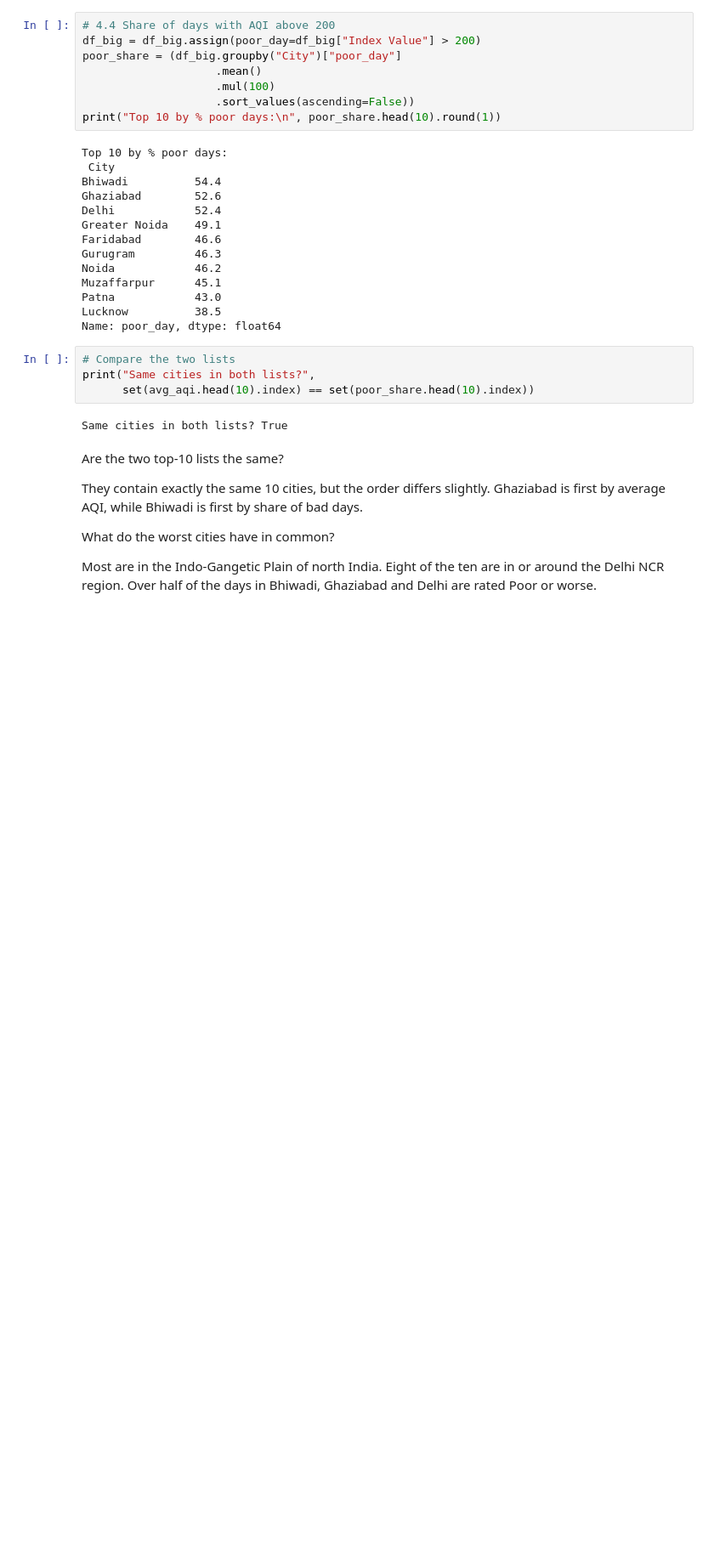
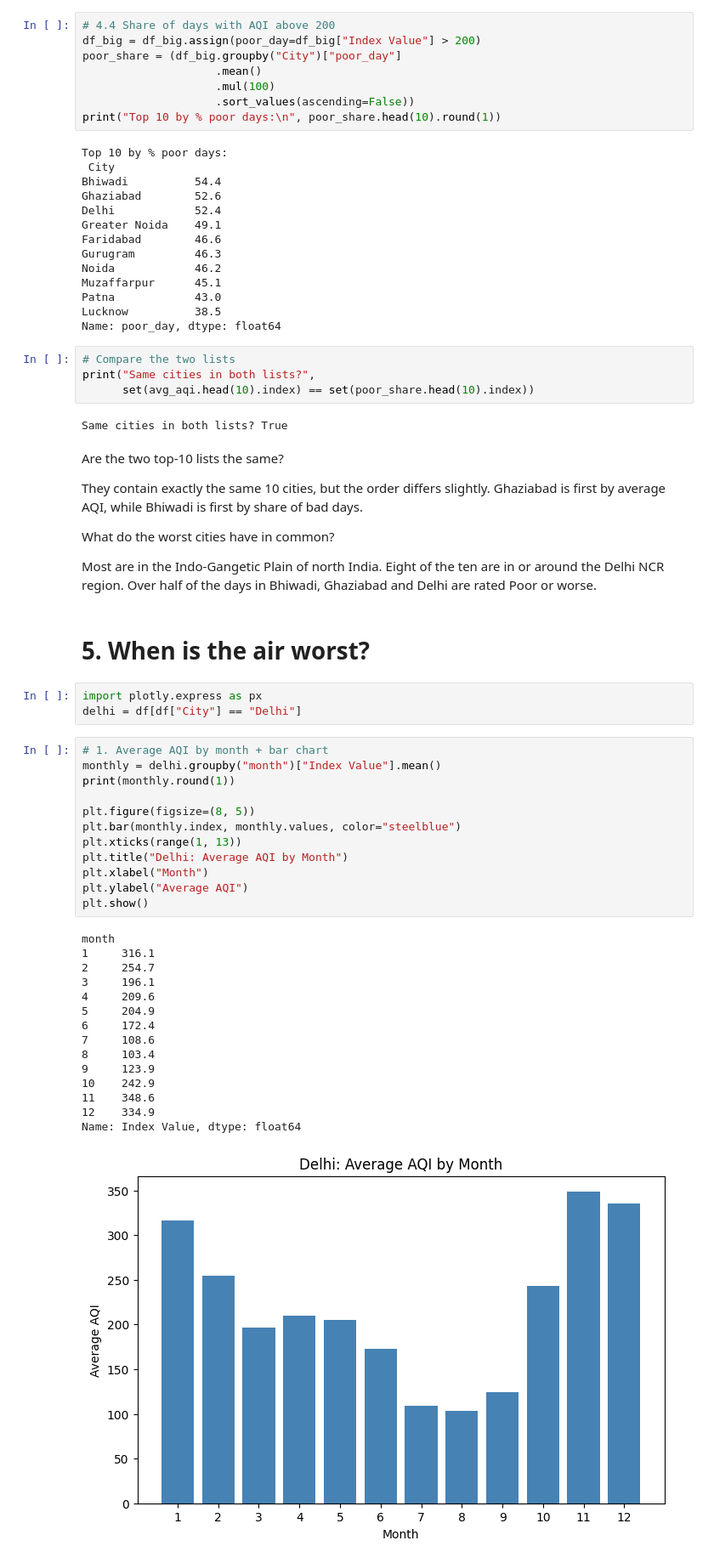
Before and after one commit to mayank261193/Rebounce-Applied-AI-and-Analytics-Codes, a Jupyter notebook: MP4_AirQuality.ipynb, the cells around one changed output. Shown at 85% size. Cells and saved outputs as stored; diff of their text form; blank space fills up the shorter version.

```diff
--- a/MP4_AirQuality.ipynb
+++ b/MP4_AirQuality.ipynb
@@ -319,3 +319,36 @@ They contain exactly the same 10 cities, but the order differs slightly. Ghaziab
 What do the worst cities have in common?
 
 Most are in the Indo-Gangetic Plain of north India. Eight of the ten are in or around the Delhi NCR region. Over half of the days in Bhiwadi, Ghaziabad and Delhi are rated Poor or worse.
+# %% [markdown]
+# 5. When is the air worst?
+# %%
+import plotly.express as px
+delhi = df[df["City"] == "Delhi"]
+# %%
+# 1. Average AQI by month + bar chart
+monthly = delhi.groupby("month")["Index Value"].mean()
+print(monthly.round(1))
+
+plt.figure(figsize=(8, 5))
+plt.bar(monthly.index, monthly.values, color="steelblue")
+plt.xticks(range(1, 13))
+plt.title("Delhi: Average AQI by Month")
+plt.xlabel("Month")
+plt.ylabel("Average AQI")
+plt.show()
+# %% [output]
+month
+1     316.1
+2     254.7
+3     196.1
+4     209.6
+5     204.9
+6     172.4
+7     108.6
+8     103.4
+9     123.9
+10    242.9
+11    348.6
+12    334.9
+Name: Index Value, dtype: float64
+[figure, added]
```
Also changed, not shown: parts of 22 cells of this notebook.
